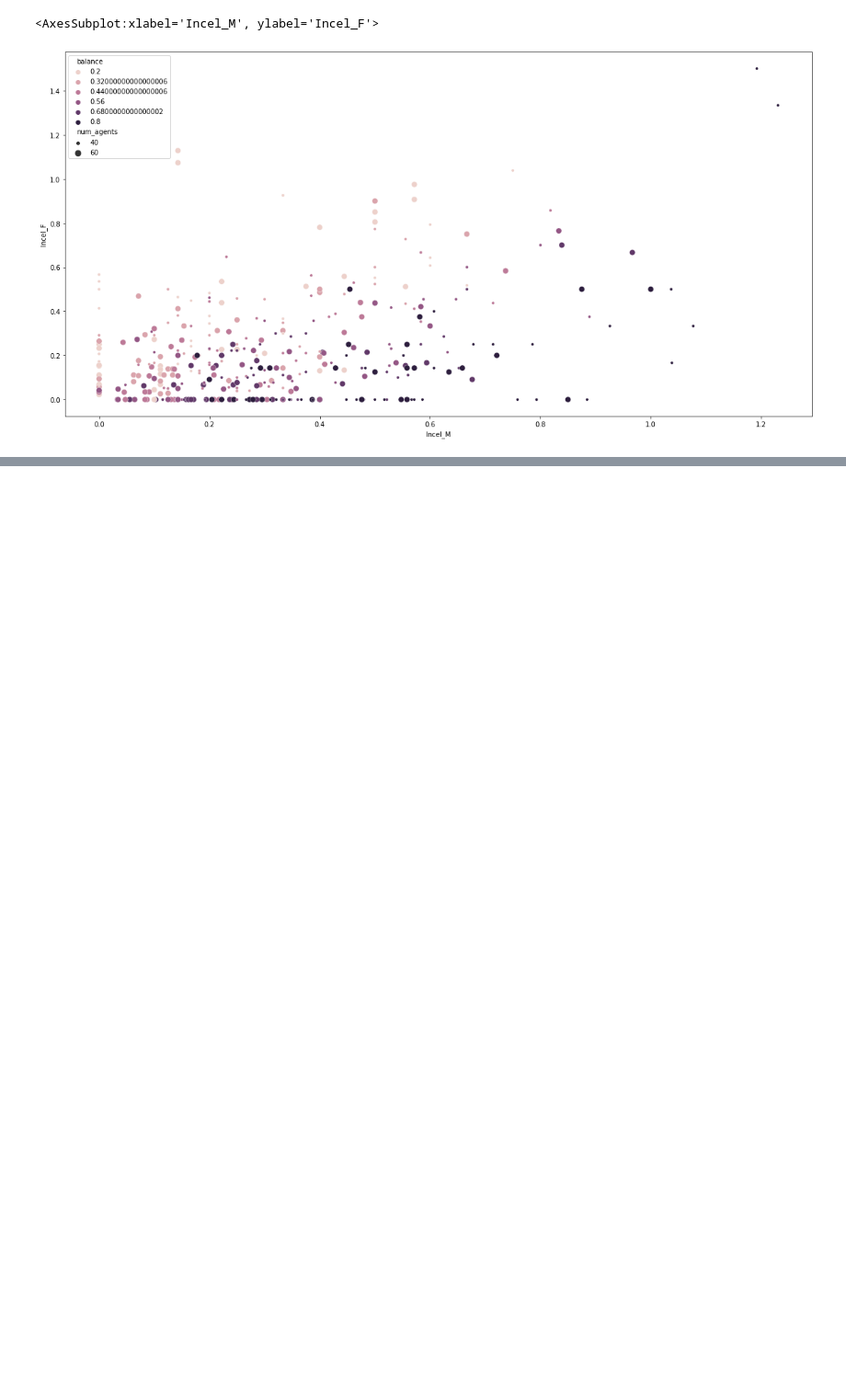
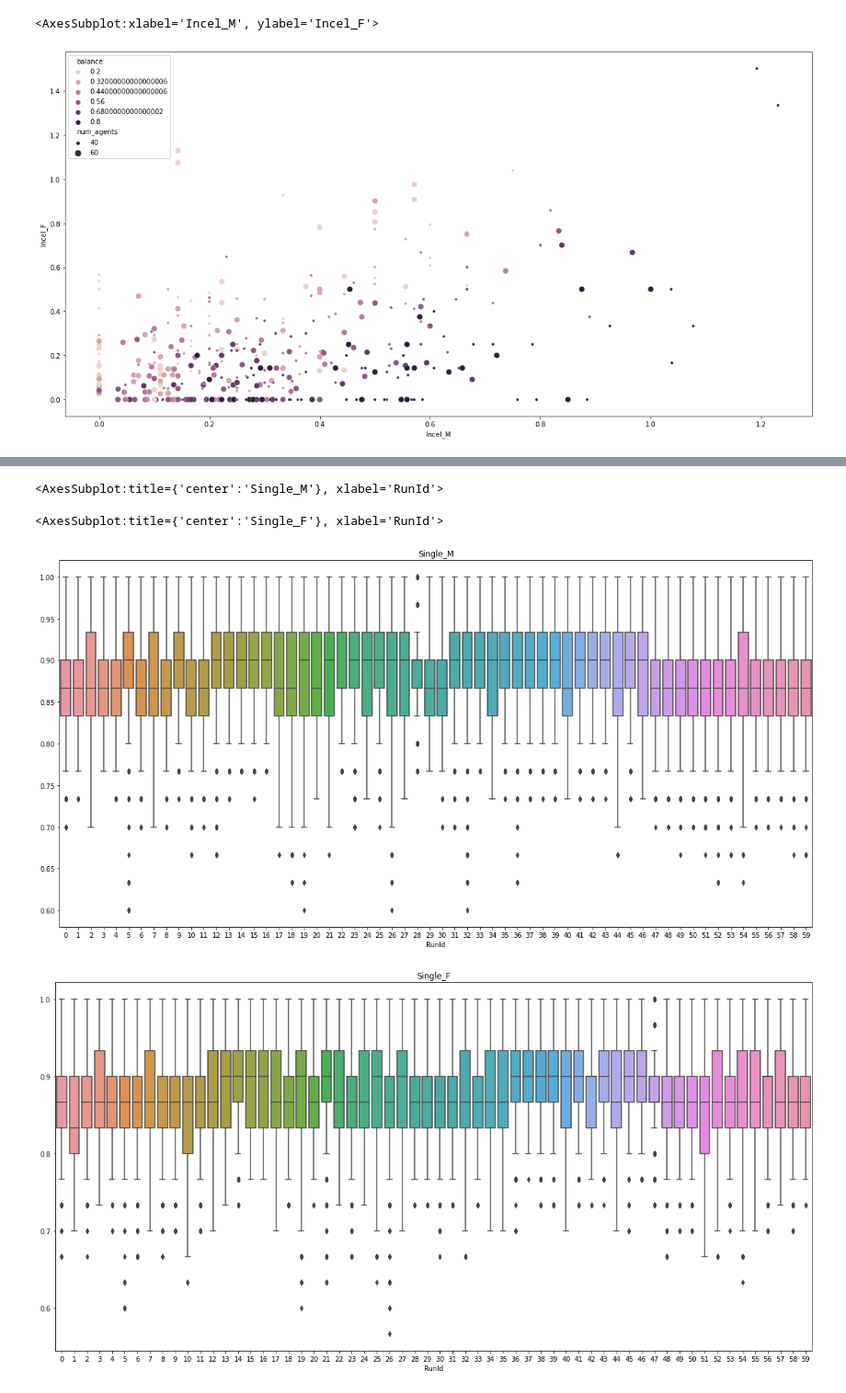
Before and after one commit to LeData/ABM_learning, a Jupyter notebook: testing.ipynb, the cells around one changed output, grey strips where cells are left out. Shown at 92% size. Drawn from its saved outputs; the diff is of its cells as text; code cells hidden in the pictures; blank space fills up the shorter version.

```diff
--- a/testing.ipynb
+++ b/testing.ipynb
@@ -152,0 +154,28 @@ sns.scatterplot(data=plot_df, x="Incel_M", y="Incel_F", size="num_agents", hue="
+# %%
+with open("incels/outputs/single_run_d03_i20.csv", "r") as f:
+    df = pd.read_csv(f)
+
+def get_values_for(var):
+    return (df
+        .set_index(["RunId", "Step"])
+        [[f"{var}_{sex}" for sex in MatingModel.sexes]]
+        .rename_axis("sex", axis=1)
+        .rename(lambda x: x.split("_")[-1], axis=1)
+        .stack()
+        .rename(var)
+        .unstack("RunId")
+        )
+# %%
+dt = {var: get_values_for(var) for var in ["Single", "Incel", "Avg_rej"]}
+# %%
+var = "Single"
+for sex in MatingModel.sexes:
+    fig, ax = plt.subplots()
+    ax = sns.boxplot(data=dt[var].loc(axis=0)[:,sex])
+    ax.set_title(f"{var}_{sex}")
+    display(ax)
+# %% [output]
+<AxesSubplot:title={'center':'Single_M'}, xlabel='RunId'>
+<AxesSubplot:title={'center':'Single_F'}, xlabel='RunId'>
+[figure, added]
+[figure, added]
```
Also changed, not shown: parts of 14 cells of this notebook, 7 other files.
